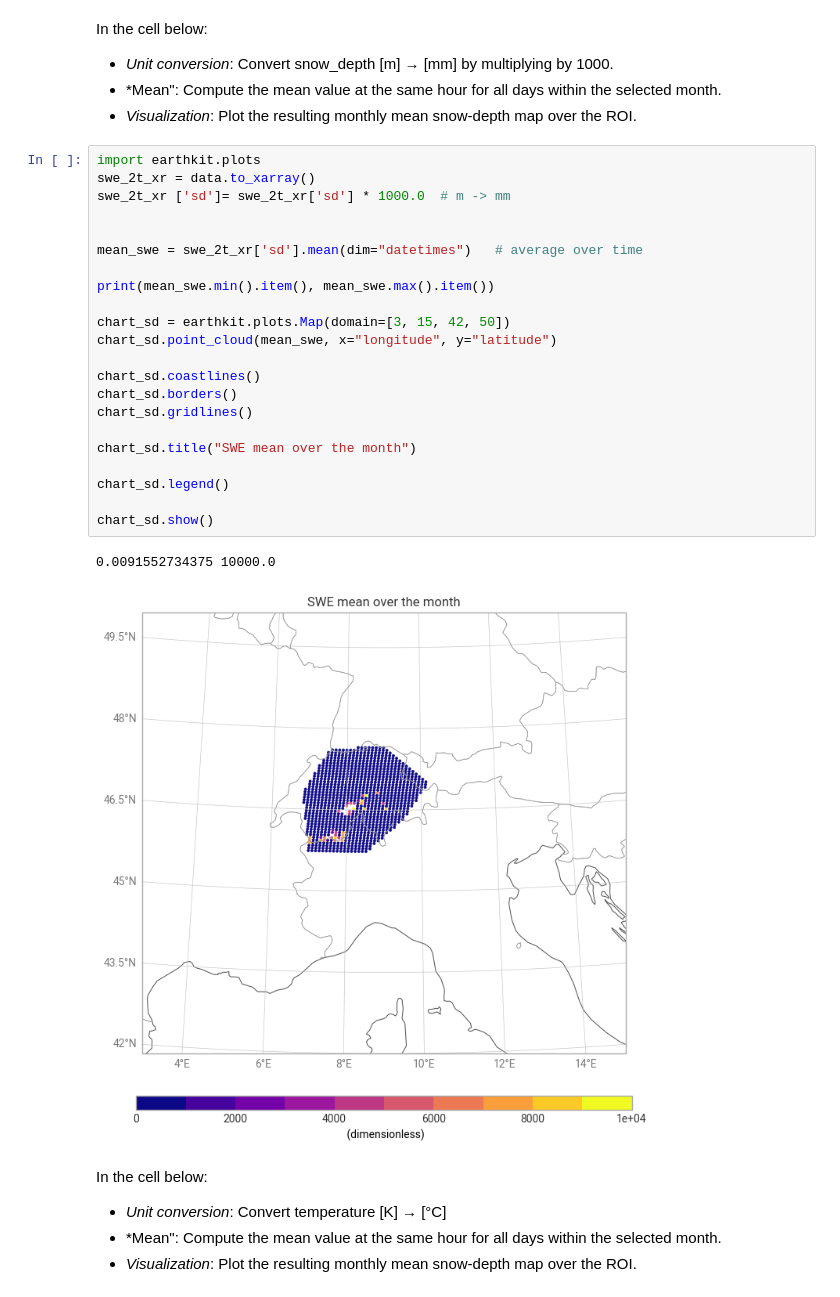
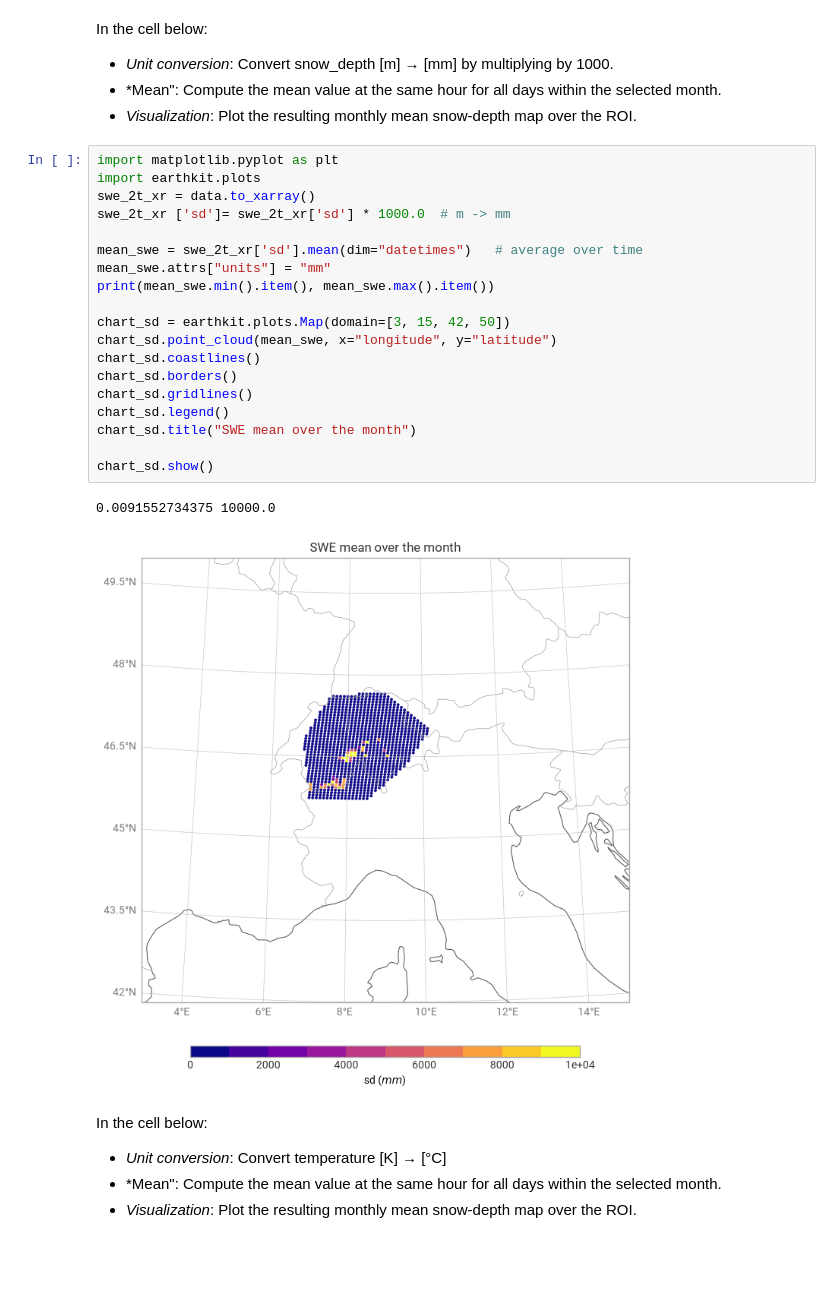
Before and after one commit to destination-earth/DestinE-DataLake-Gallery, a Jupyter notebook: production/HDA/DestinE_Digital_Twins/ClimateDT-ROISelectionandDataAnalysis.ipynb, the cells around one changed output. Cells and saved outputs as stored; diff of their text form; blank space fills up the shorter version.

```diff
--- a/production/HDA/DestinE_Digital_Twins/ClimateDT-ROISelectionandDataAnalysis.ipynb
+++ b/production/HDA/DestinE_Digital_Twins/ClimateDT-ROISelectionandDataAnalysis.ipynb
@@ -435,30 +435,27 @@ In the cell below:
 - *Mean": Compute the mean value at the same hour for all days within the selected month.
 - *Visualization*: Plot the resulting monthly mean snow-depth map over the ROI.
 # %%
+import matplotlib.pyplot as plt
 import earthkit.plots
 swe_2t_xr = data.to_xarray()
 swe_2t_xr ['sd']= swe_2t_xr['sd'] * 1000.0  # m -> mm
 
-
 mean_swe = swe_2t_xr['sd'].mean(dim="datetimes")   # average over time
-
+mean_swe.attrs["units"] = "mm"
 print(mean_swe.min().item(), mean_swe.max().item())
 
 chart_sd = earthkit.plots.Map(domain=[3, 15, 42, 50])
 chart_sd.point_cloud(mean_swe, x="longitude", y="latitude")
-
 chart_sd.coastlines()
 chart_sd.borders()
 chart_sd.gridlines()
-
+chart_sd.legend()
 chart_sd.title("SWE mean over the month")
 
-chart_sd.legend()
-
 chart_sd.show()
 # %% [output]
 0.0091552734375 10000.0
-[figure, old version]
+[figure, new version]
 # %% [markdown]
 In the cell below:
 
```
Also changed, not shown: parts of 3 cells of this notebook, 26 other files.
